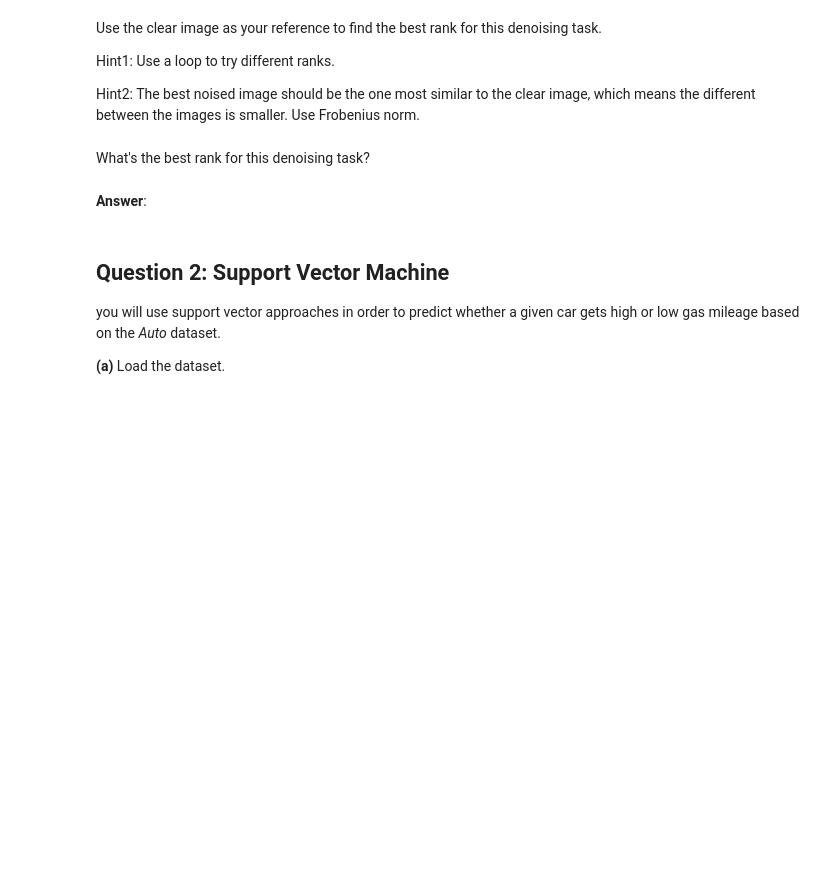
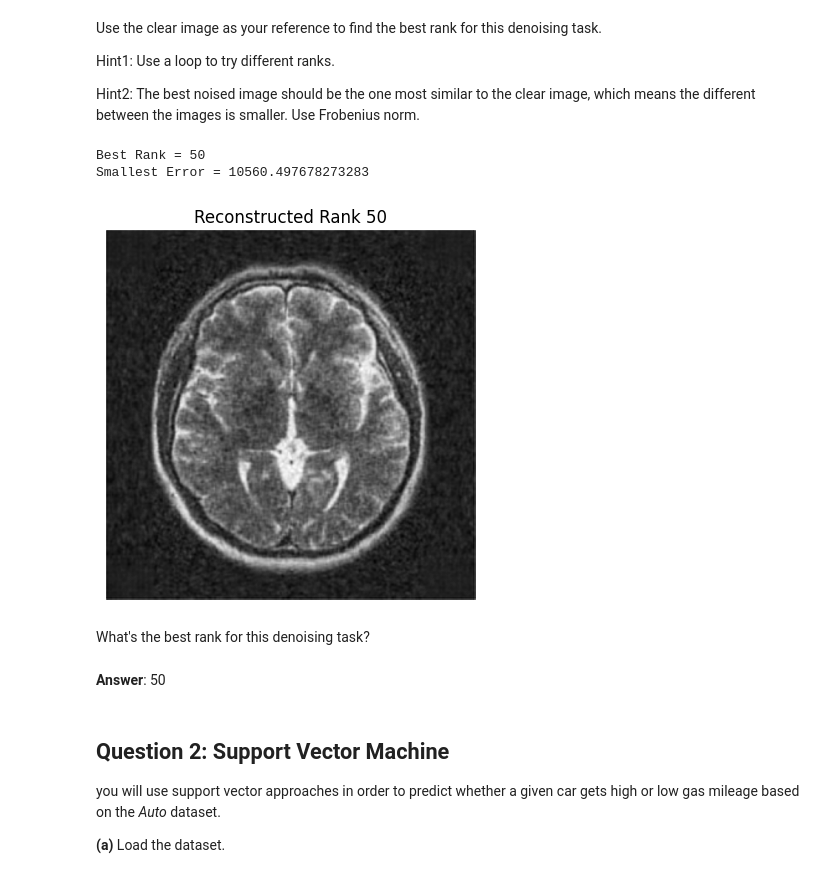
Before and after one commit to must108/sta4724, a Jupyter notebook: homework/hw5/Homework 5.ipynb, the cells around one changed output. Drawn from its saved outputs; the diff is of its cells as text; code cells hidden in the pictures; blank space fills up the shorter version.

```diff
--- a/homework/hw5/Homework 5.ipynb
+++ b/homework/hw5/Homework 5.ipynb
@@ -24,10 +55,44 @@ Use the clear image as your reference to find the best rank for this denoising t
 Hint1: Use a loop to try different ranks.
 
 Hint2: The best noised image should be the one most similar to the clear image, which means the different between the images is smaller. Use Frobenius norm.
+# %%
+a_noisy = img_gray.astype(float)
+a_clear = img_clear_gray.astype(float)
+
+U, S, VT = np.linalg.svd(a_noisy, full_matrices=False)
+
+ranks = [1, 2, 3, 5, 10, 20, 30, 40, 50, 75, 100, 150, 200]
+errors = []
+best_rank = None
+best_error = float("inf")
+
+for ra in ranks:
+    aR = U[:, :ra] @ np.diag(S[:ra]) @ VT[:ra, :]
+
+    error = np.linalg.norm(aR - a_clear, ord="fro")
+    errors.append(error)
+
+    if error < best_error:
+        best_error = error
+        best_rank = ra
+
+print(f"Best Rank = {best_rank}")
+print(f"Smallest Error = {best_error}")
+
+r = 50
+ar50 = U[:, :r] @ np.diag(S[:r]) @ VT[:r, :]
+plt.imshow(ar50, cmap="gray")
+plt.title("Reconstructed Rank 50")
+plt.axis("off")
+plt.show()
+# %% [output]
+Best Rank = 50
+Smallest Error = 10560.497678273283
+[figure, added]
 # %% [markdown]
 What's the best rank for this denoising task?
 # %% [markdown]
-**Answer**:
+**Answer**:  50
 # %% [markdown]
 ## Question 2: Support Vector Machine
 
```
Also changed, not shown: parts of 10 cells of this notebook.
